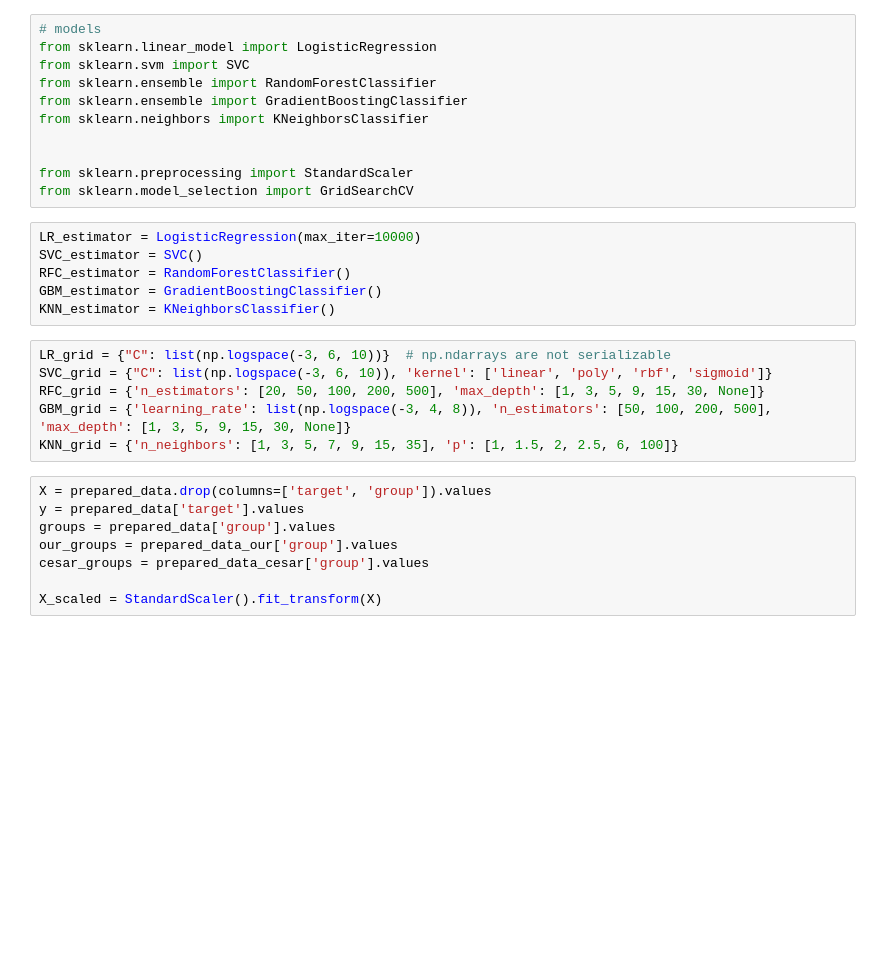
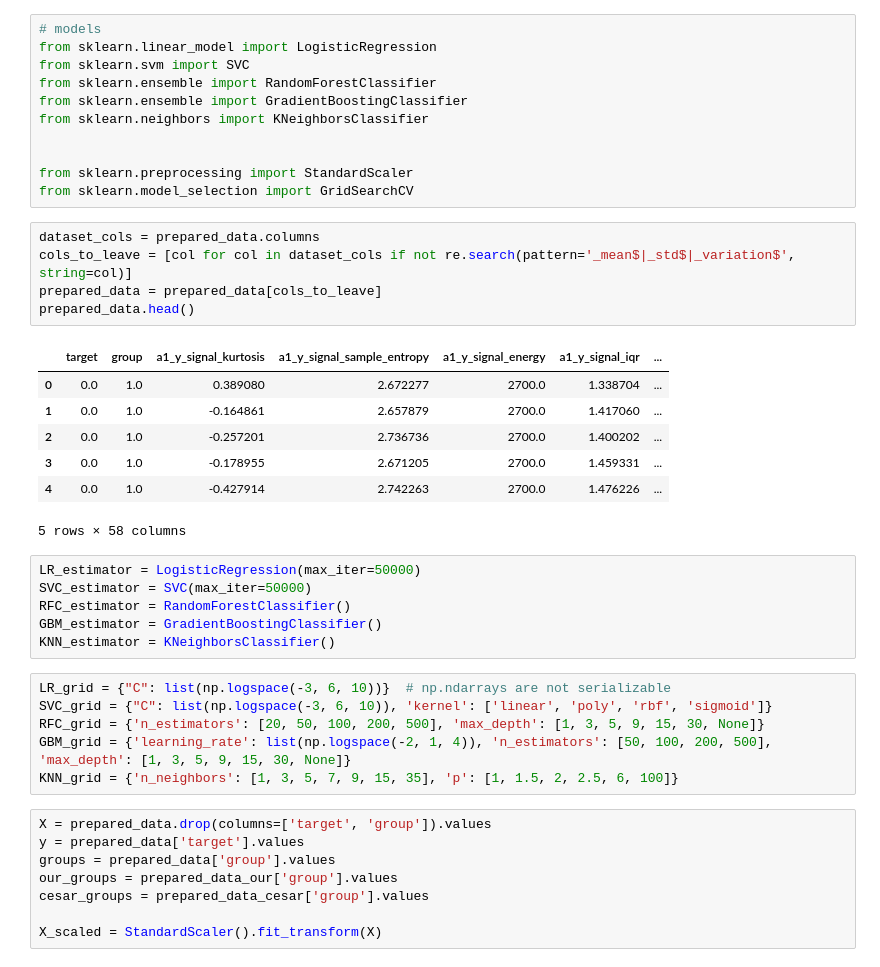
Before and after one commit to RuslanBabudzhan/QuantumBearings, a Jupyter notebook: notebooks/CompareDatasets.ipynb, the cells around one changed output. Cells and saved outputs as stored; diff of their text form; blank space fills up the shorter version.

```diff
--- a/notebooks/CompareDatasets.ipynb
+++ b/notebooks/CompareDatasets.ipynb
@@ -187,9 +176,22 @@ from sklearn.neighbors import KNeighborsClassifier
 
 from sklearn.preprocessing import StandardScaler
 from sklearn.model_selection import GridSearchCV
+# %%
+dataset_cols = prepared_data.columns
+cols_to_leave = [col for col in dataset_cols if not re.search(pattern='_mean$|_std$|_variation$', string=col)]
+prepared_data = prepared_data[cols_to_leave]
+prepared_data.head()
+# %% [output]
+|  | target | group | a1_y_signal_kurtosis | a1_y_signal_sample_entropy | a1_y_signal_energy | a1_y_signal_iqr | ... |
+| 0 | 0.0 | 1.0 | 0.389080 | 2.672277 | 2700.0 | 1.338704 | ... |
+| 1 | 0.0 | 1.0 | -0.164861 | 2.657879 | 2700.0 | 1.417060 | ... |
+| 2 | 0.0 | 1.0 | -0.257201 | 2.736736 | 2700.0 | 1.400202 | ... |
+| 3 | 0.0 | 1.0 | -0.178955 | 2.671205 | 2700.0 | 1.459331 | ... |
+| 4 | 0.0 | 1.0 | -0.427914 | 2.742263 | 2700.0 | 1.476226 | ... |
+5 rows × 58 columns
 # %%
-LR_estimator = LogisticRegression(max_iter=10000)
-SVC_estimator = SVC()
+LR_estimator = LogisticRegression(max_iter=50000)
+SVC_estimator = SVC(max_iter=50000)
 RFC_estimator = RandomForestClassifier()
 GBM_estimator = GradientBoostingClassifier()
 KNN_estimator = KNeighborsClassifier()
@@ -197,7 +199,7 @@ KNN_estimator = KNeighborsClassifier()
 LR_grid = {"C": list(np.logspace(-3, 6, 10))}  # np.ndarrays are not serializable
 SVC_grid = {"C": list(np.logspace(-3, 6, 10)), 'kernel': ['linear', 'poly', 'rbf', 'sigmoid']}
 RFC_grid = {'n_estimators': [20, 50, 100, 200, 500], 'max_depth': [1, 3, 5, 9, 15, 30, None]}
-GBM_grid = {'learning_rate': list(np.logspace(-3, 4, 8)), 'n_estimators': [50, 100, 200, 500], 'max_depth': [1, 3, 5, 9, 15, 30, None]}
+GBM_grid = {'learning_rate': list(np.logspace(-2, 1, 4)), 'n_estimators': [50, 100, 200, 500], 'max_depth': [1, 3, 5, 9, 15, 30, None]}
 KNN_grid = {'n_neighbors': [1, 3, 5, 7, 9, 15, 35], 'p': [1, 1.5, 2, 2.5, 6, 100]}
 # %%
 X = prepared_data.drop(columns=['target', 'group']).values
```
Also changed, not shown: parts of 17 cells of this notebook.
